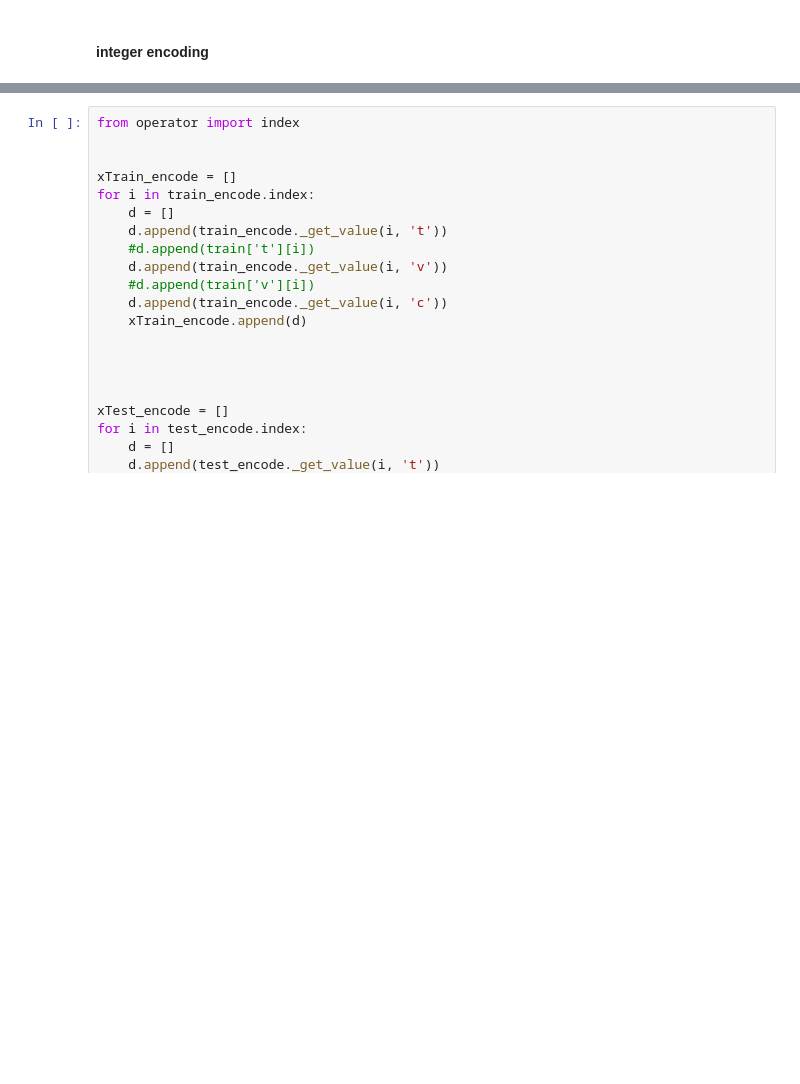
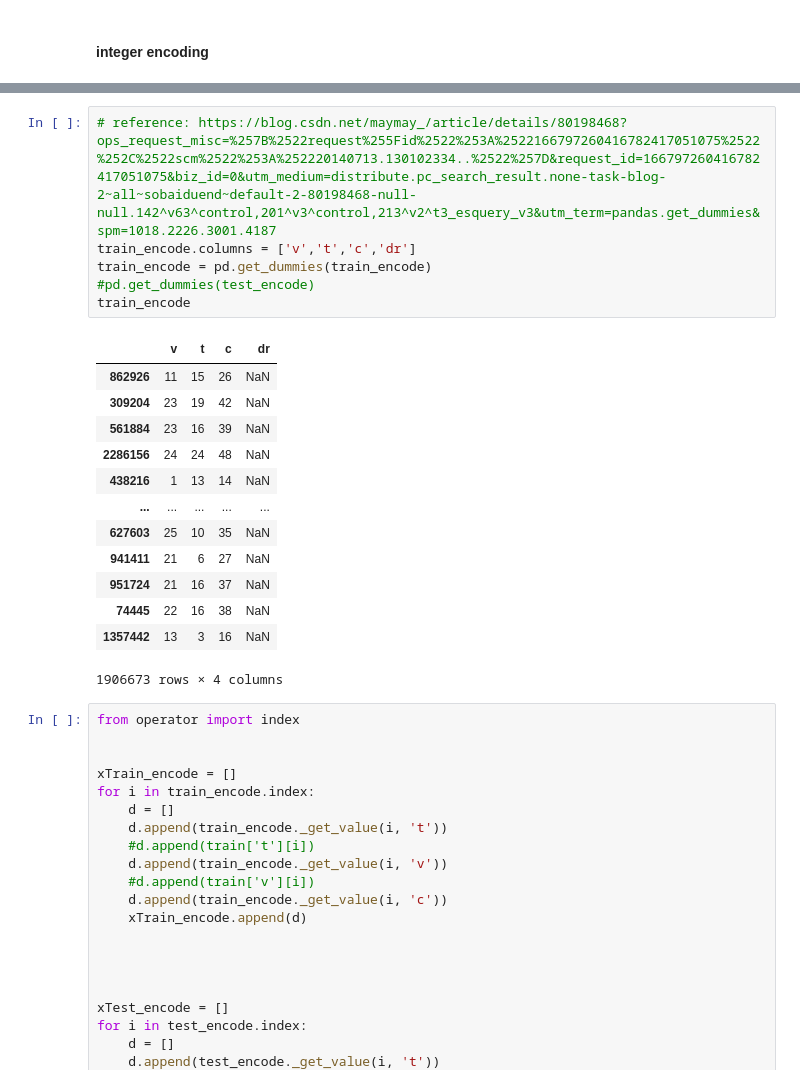
Before and after one commit to scyyx5/credit-risk, a Jupyter notebook: src/visualization/APC.ipynb, the cells around one changed output, grey strips where cells are left out. Drawn from its saved outputs; the diff is of its cells as text; blank space fills up the shorter version.

```diff
--- a/src/visualization/APC.ipynb
+++ b/src/visualization/APC.ipynb
@@ -192,3 +196,23 @@ data
+# %%
+# reference: https://blog.csdn.net/maymay_/article/details/80198468?ops_request_misc=%257B%2522request%255Fid%2522%253A%2522166797260416782417051075%2522%252C%2522scm%2522%253A%252220140713.130102334..%2522%257D&request_id=166797260416782417051075&biz_id=0&utm_medium=distribute.pc_search_result.none-task-blog-2~all~sobaiduend~default-2-80198468-null-null.142^v63^control,201^v3^control,213^v2^t3_esquery_v3&utm_term=pandas.get_dummies&spm=1018.2226.3001.4187
+train_encode.columns = ['v','t','c','dr']
+train_encode = pd.get_dummies(train_encode)
+#pd.get_dummies(test_encode)
+train_encode
+# %% [output]
+|  | v | t | c | dr |
+| 862926 | 11 | 15 | 26 | NaN |
+| 309204 | 23 | 19 | 42 | NaN |
+| 561884 | 23 | 16 | 39 | NaN |
+| 2286156 | 24 | 24 | 48 | NaN |
+| 438216 | 1 | 13 | 14 | NaN |
+| ... | ... | ... | ... | ... |
+| 627603 | 25 | 10 | 35 | NaN |
+| 941411 | 21 | 6 | 27 | NaN |
+| 951724 | 21 | 16 | 37 | NaN |
+| 74445 | 22 | 16 | 38 | NaN |
+| 1357442 | 13 | 3 | 16 | NaN |
+1906673 rows × 4 columns
 # %%
 from operator import index
 
```
Also changed, not shown: parts of 20 cells of this notebook, 15 other files.
